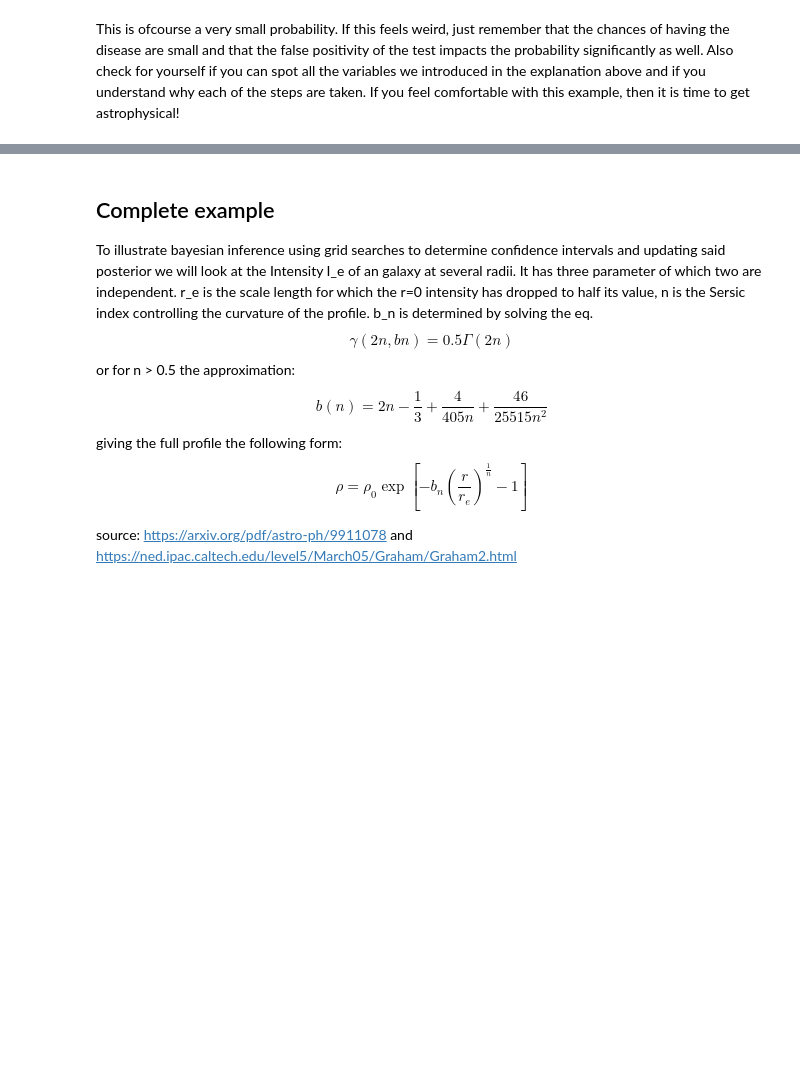
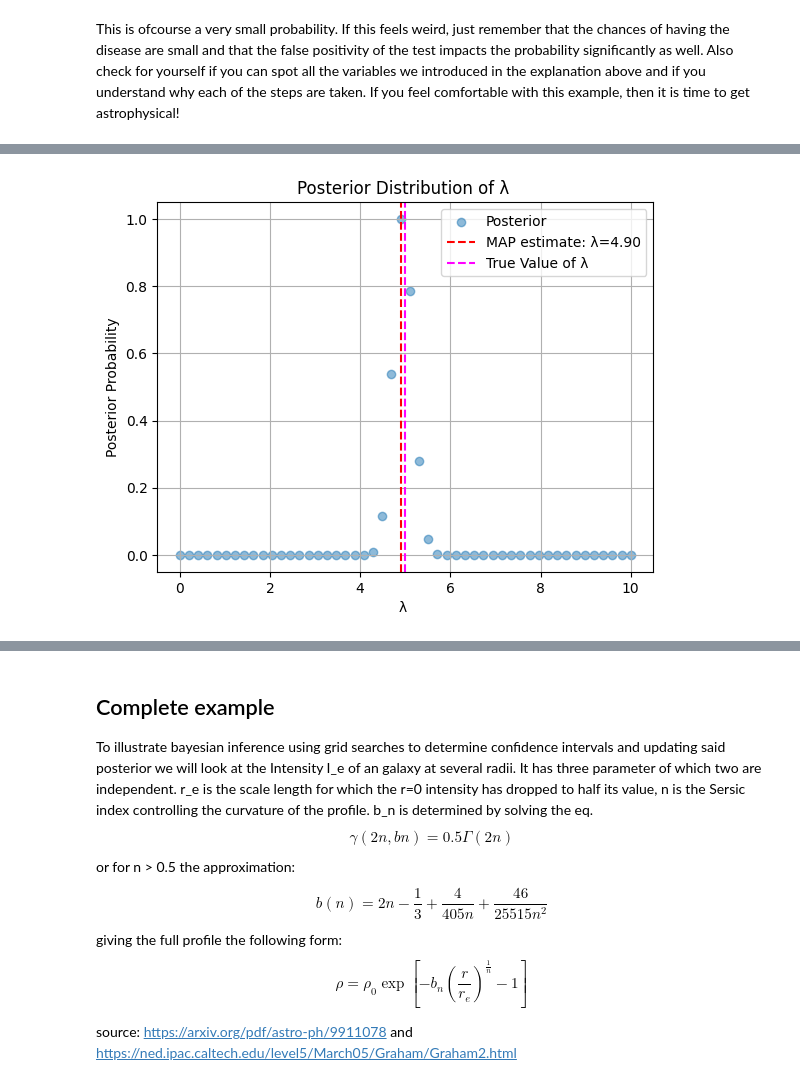
Before and after one commit to t-kist/Bayesian-Statistics-for-Astrophysics-2024, a Jupyter notebook: bayes24/lecture_notes/group4/Chapter4.ipynb, the cells around one changed output, grey strips where cells are left out. Saved outputs shown, nothing was run; the diff lists cells and outputs as text; code cells hidden in the pictures; blank space fills up the shorter version.

```diff
--- a/bayes24/lecture_notes/group4/Chapter4.ipynb
+++ b/bayes24/lecture_notes/group4/Chapter4.ipynb
@@ -50,0 +125,24 @@ This is ofcourse a very small probability. If this feels weird, just remember th
+# %%
+# -------------------- Step 3: Define posterior probability --------------------
+#Posterior ∝ Prior × Likelihood
+log_posterior_unnormalized = log_likelihoods + np.log(prior)
+
+# Normalize the posterior
+log_posterior_normalized = log_posterior_unnormalized - np.max(log_posterior_unnormalized)
+posterior = np.exp(log_posterior_normalized)
+
+# MAP (Maximum A Posteriori) estimate
+map_index = np.argmax(posterior)
+map_lambda = lambda_coarse_grid[map_index]
+
+plt.scatter(lambda_coarse_grid, posterior, label="Posterior", alpha=0.5)
+plt.axvline(map_lambda, color="r", linestyle="--", label=f"MAP estimate: λ={map_lambda:.2f}")
+plt.axvline(5, color="magenta", linestyle="--", label="True Value of λ")
+plt.title("Posterior Distribution of λ ")
+plt.xlabel("λ ")
+plt.ylabel("Posterior Probability")
+plt.legend()
+plt.grid()
+plt.show()
+# %% [output]
+[figure, added]
```
Also changed, not shown: parts of 15 cells of this notebook, 1 other file.
